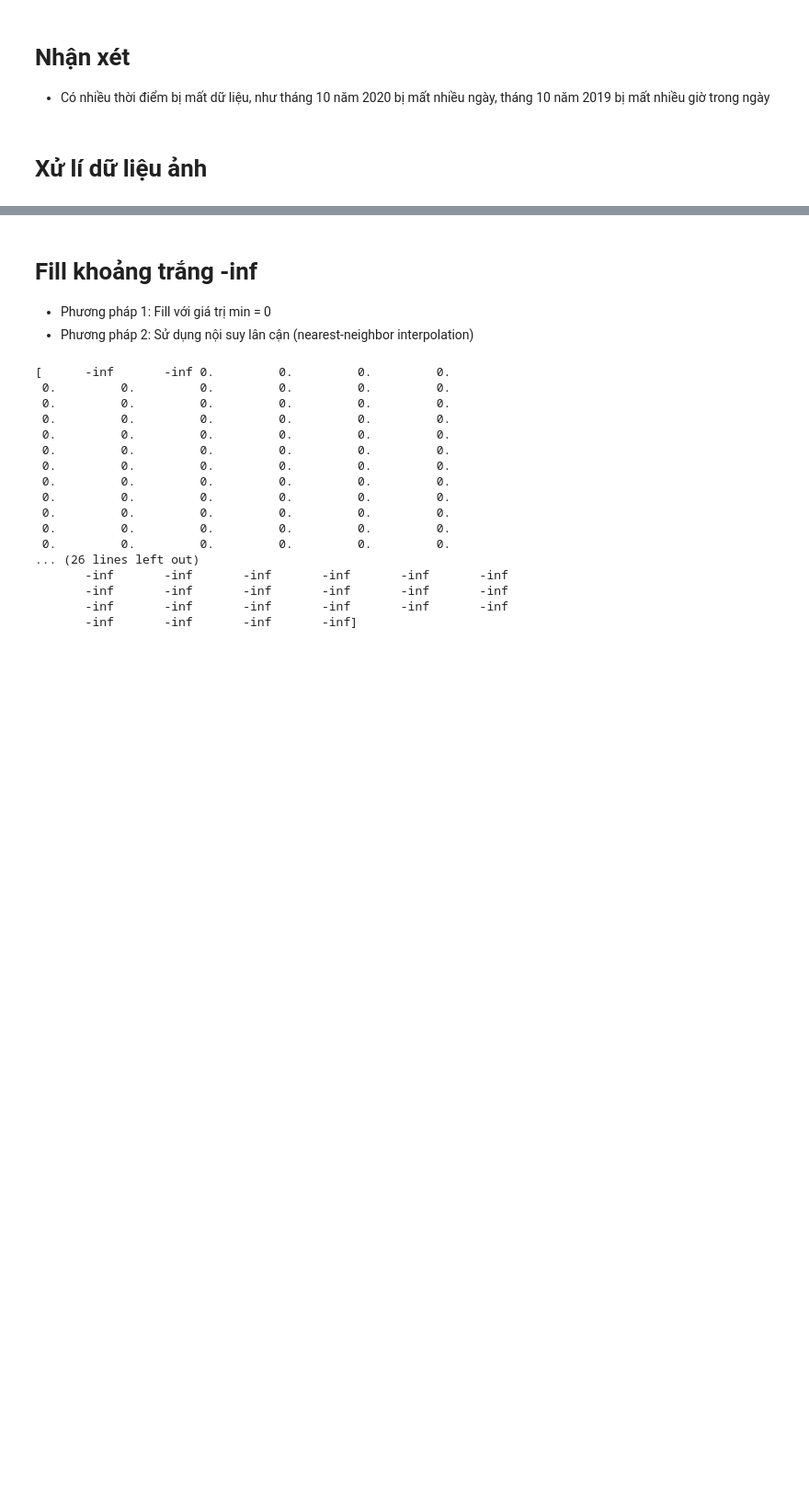
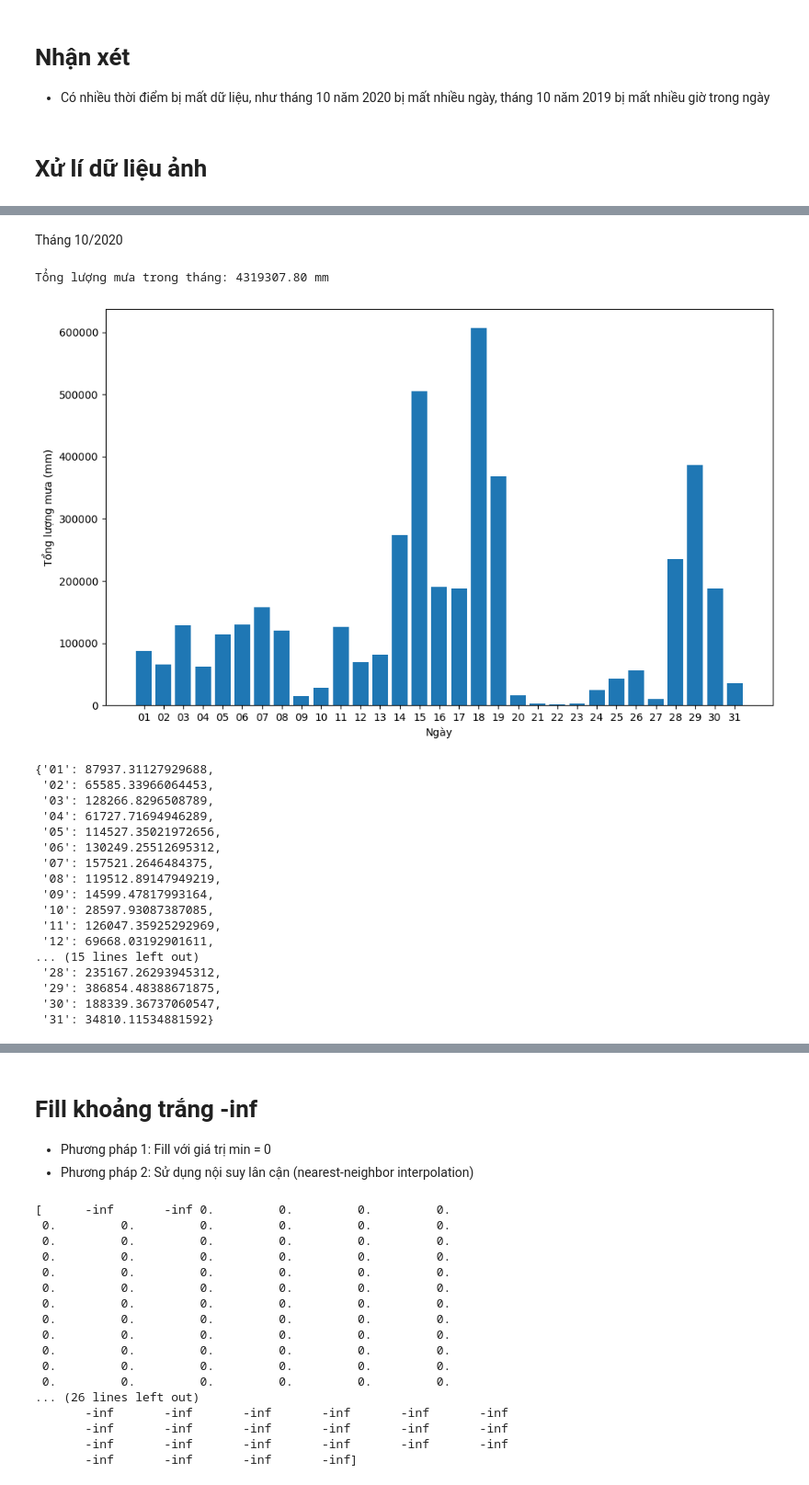
Before and after one commit to kirbytran12324/SmaAt-UNet-UET, a Jupyter notebook: Radar/radar_eda.ipynb, the cells around one changed output, grey strips where cells are left out. Shown at 92% size. Saved outputs shown, nothing was run; the diff lists cells and outputs as text; code cells hidden in the pictures; blank space fills up the shorter version.

```diff
--- a/Radar/radar_eda.ipynb
+++ b/Radar/radar_eda.ipynb
@@ -576,0 +466,26 @@ trắng có giá trị -inf.
+# %% [markdown]
+Tháng 10/2020
+# %%
+tiff_dir = './dataset/2020/10'
+
+calculate_rainfall(tiff_dir)
+# %% [output]
+Tổng lượng mưa trong tháng: 4319307.80 mm
+[figure, added]
+{'01': 87937.31127929688,
+ '02': 65585.33966064453,
+ '03': 128266.8296508789,
+ '04': 61727.71694946289,
+ '05': 114527.35021972656,
+ '06': 130249.25512695312,
+ '07': 157521.2646484375,
+ '08': 119512.89147949219,
+ '09': 14599.47817993164,
+ '10': 28597.93087387085,
+ '11': 126047.35925292969,
+ '12': 69668.03192901611,
+... (15 lines left out)
+ '28': 235167.26293945312,
+ '29': 386854.48388671875,
+ '30': 188339.36737060547,
+ '31': 34810.11534881592}
```
Also changed, not shown: parts of 33 cells of this notebook, 1 other file.
